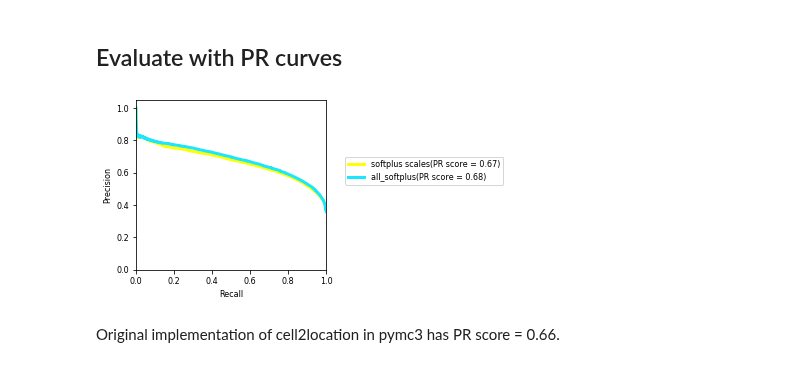
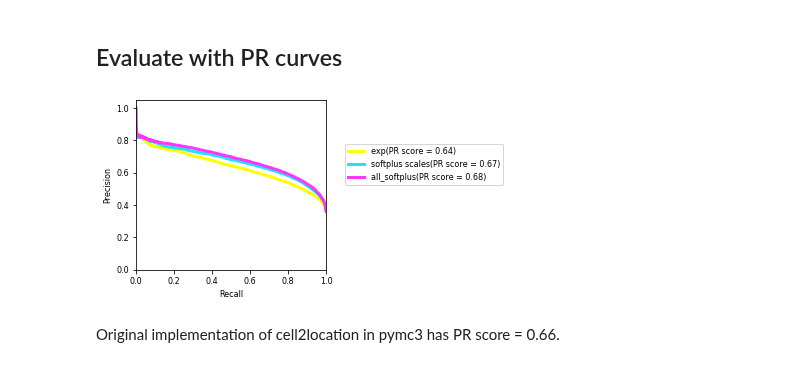
Before and after one commit to pyro-ppl/sandbox, a Jupyter notebook: 2021-03-softplus_scales/cell2location_synthetic_data_numpyro.ipynb, the cells around one changed output. Drawn from its saved outputs; the diff is of its cells as text; code cells hidden in the pictures.

```diff
--- a/2021-03-softplus_scales/cell2location_synthetic_data_numpyro.ipynb
+++ b/2021-03-softplus_scales/cell2location_synthetic_data_numpyro.ipynb
@@ -523,26 +523,26 @@ def compare_precision_recall(pos_cell_count, infer_cell_proportions,
 # %%
 rcParams['figure.figsize'] = 6, 3
 rcParams['font.size'] = 8
 
 results = [
-    #infer_cell_count,
+    infer_cell_count,
     infer_cell_count_softplus,
     infer_cell_count_softplus_all
 ]
 
 names = [
-    #'exp',
+    'exp',
     'softplus scales',
     'all_softplus'
 ]
 
 compare_precision_recall(cell_count.values > 0.1,
                          results,
                          method_title=names,
                          legend_loc=(1.1, 0.5))
 plt.tight_layout()
 # %% [output]
-[figure, old version]
+[figure, new version]
 # %% [markdown]
 Original implementation of cell2location in pymc3 has PR score = 0.66.
 # %%
```
Also changed, not shown: parts of 7 cells of this notebook, 1 other file.
